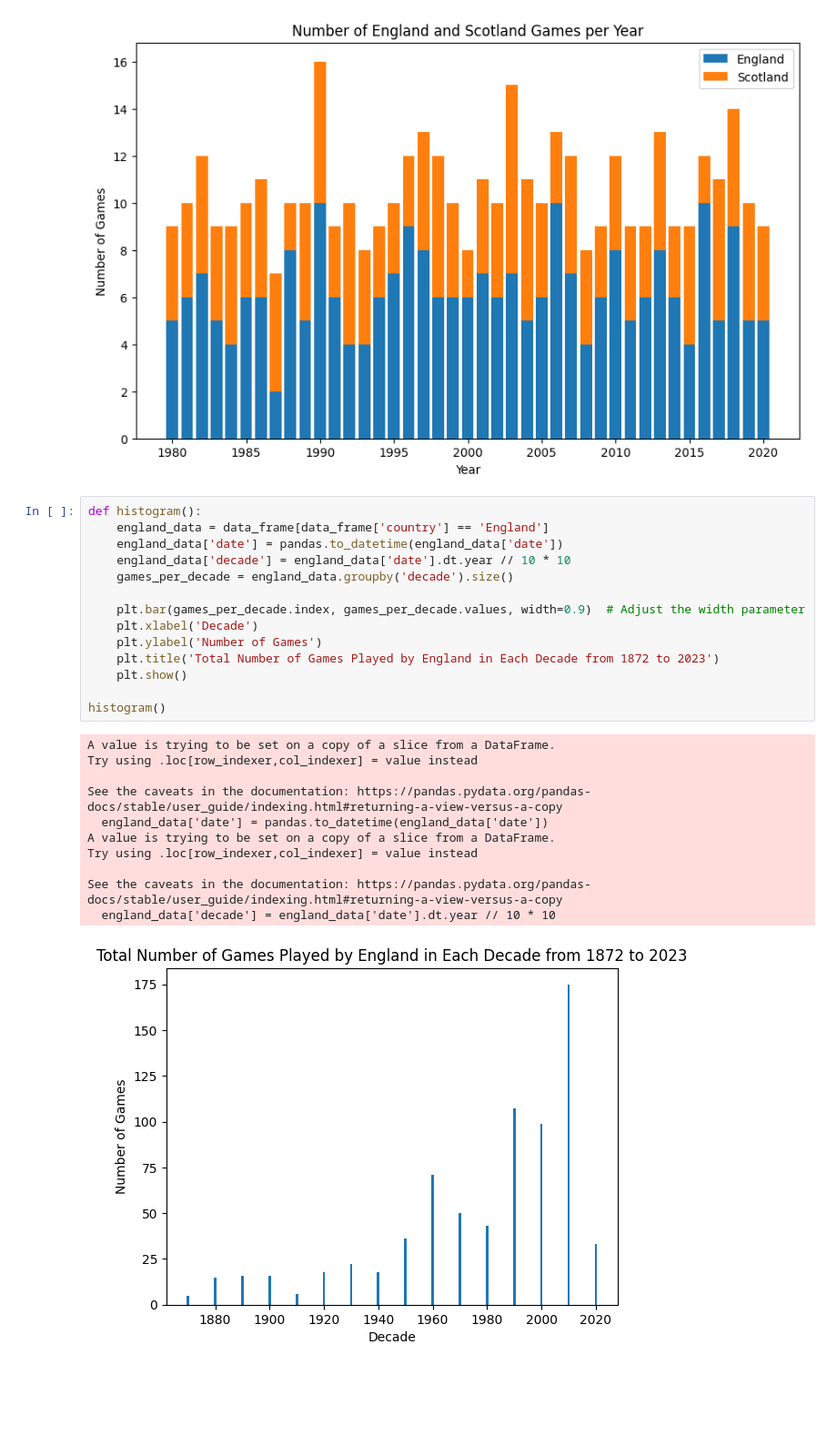
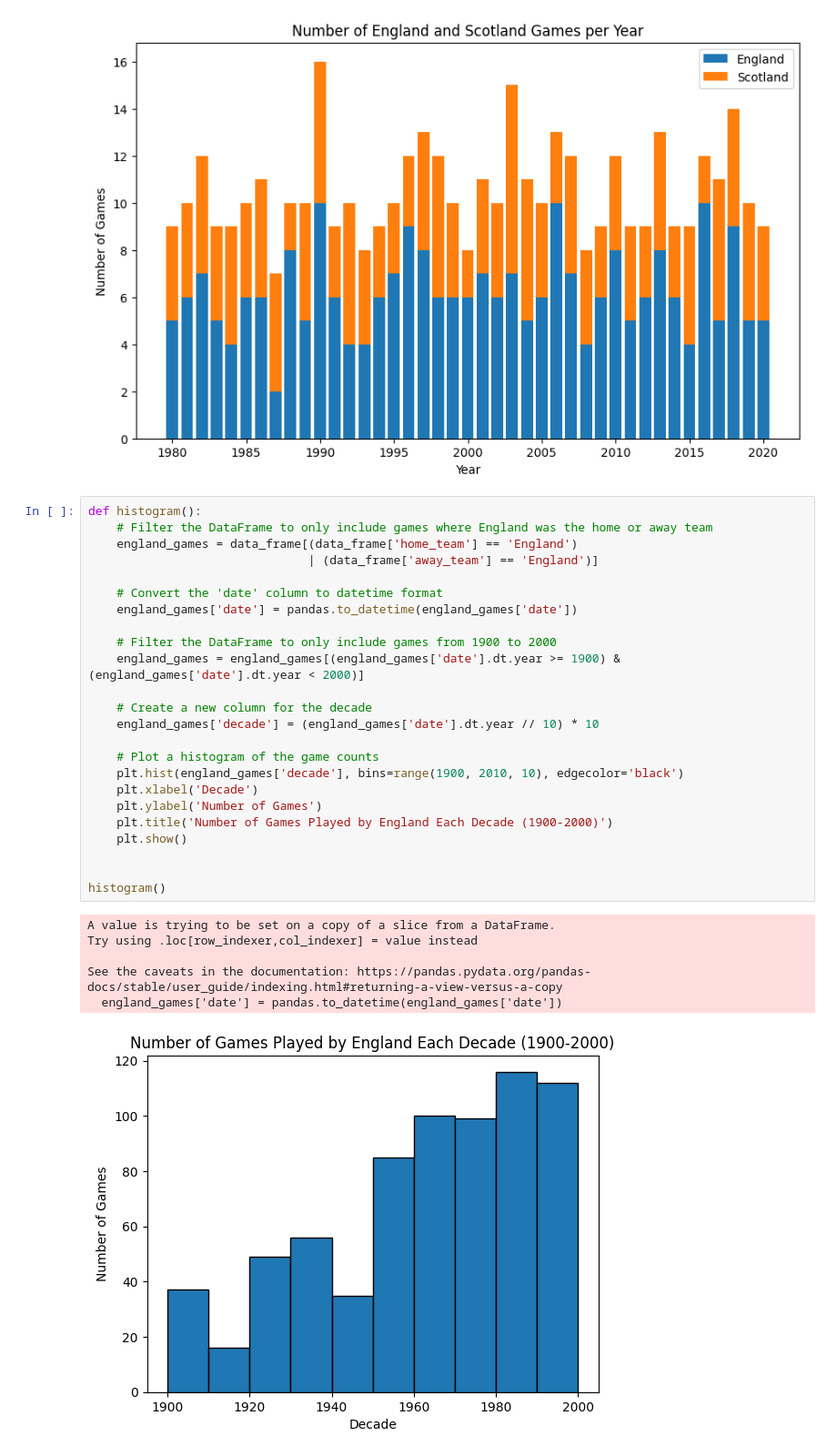
Before and after one commit to GrindelfP/matplotlib-example, a Jupyter notebook: plotting.ipynb, the cells around one changed output. Shown: that part at 91% size. Drawn from its saved outputs; the diff is of its cells as text; blank space fills up the shorter version.

```diff
--- a/plotting.ipynb
+++ b/plotting.ipynb
@@ -99,27 +100,32 @@ See the caveats in the documentation: https://pandas.pydata.org/pandas-docs/stab
 [figure]
 # %%
 def histogram():
-    england_data = data_frame[data_frame['country'] == 'England']
-    england_data['date'] = pandas.to_datetime(england_data['date'])
-    england_data['decade'] = england_data['date'].dt.year // 10 * 10
-    games_per_decade = england_data.groupby('decade').size()
+    # Filter the DataFrame to only include games where England was the home or away team
+    england_games = data_frame[(data_frame['home_team'] == 'England')
+                               | (data_frame['away_team'] == 'England')]
 
-    plt.bar(games_per_decade.index, games_per_decade.values, width=0.9)  # Adjust the width parameter
+    # Convert the 'date' column to datetime format
+    england_games['date'] = pandas.to_datetime(england_games['date'])
+
+    # Filter the DataFrame to only include games from 1900 to 2000
+    england_games = england_games[(england_games['date'].dt.year >= 1900) & (england_games['date'].dt.year < 2000)]
+
+    # Create a new column for the decade
+    england_games['decade'] = (england_games['date'].dt.year // 10) * 10
+
+    # Plot a histogram of the game counts
+    plt.hist(england_games['decade'], bins=range(1900, 2010, 10), edgecolor='black')
     plt.xlabel('Decade')
     plt.ylabel('Number of Games')
-    plt.title('Total Number of Games Played by England in Each Decade from 1872 to 2023')
+    plt.title('Number of Games Played by England Each Decade (1900-2000)')
     plt.show()
 
+
 histogram()
 # %% [output]
 A value is trying to be set on a copy of a slice from a DataFrame.
 Try using .loc[row_indexer,col_indexer] = value instead
 
 See the caveats in the documentation: https://pandas.pydata.org/pandas-docs/stable/user_guide/indexing.html#returning-a-view-versus-a-copy
-  england_data['date'] = pandas.to_datetime(england_data['date'])
-A value is trying to be set on a copy of a slice from a DataFrame.
-Try using .loc[row_indexer,col_indexer] = value instead
-
-See the caveats in the documentation: https://pandas.pydata.org/pandas-docs/stable/user_guide/indexing.html#returning-a-view-versus-a-copy
-  england_data['decade'] = england_data['date'].dt.year // 10 * 10
+  england_games['date'] = pandas.to_datetime(england_games['date'])
-[figure, old version]
+[figure, new version]
```
Also changed, not shown: parts of 1 cell of this notebook.
